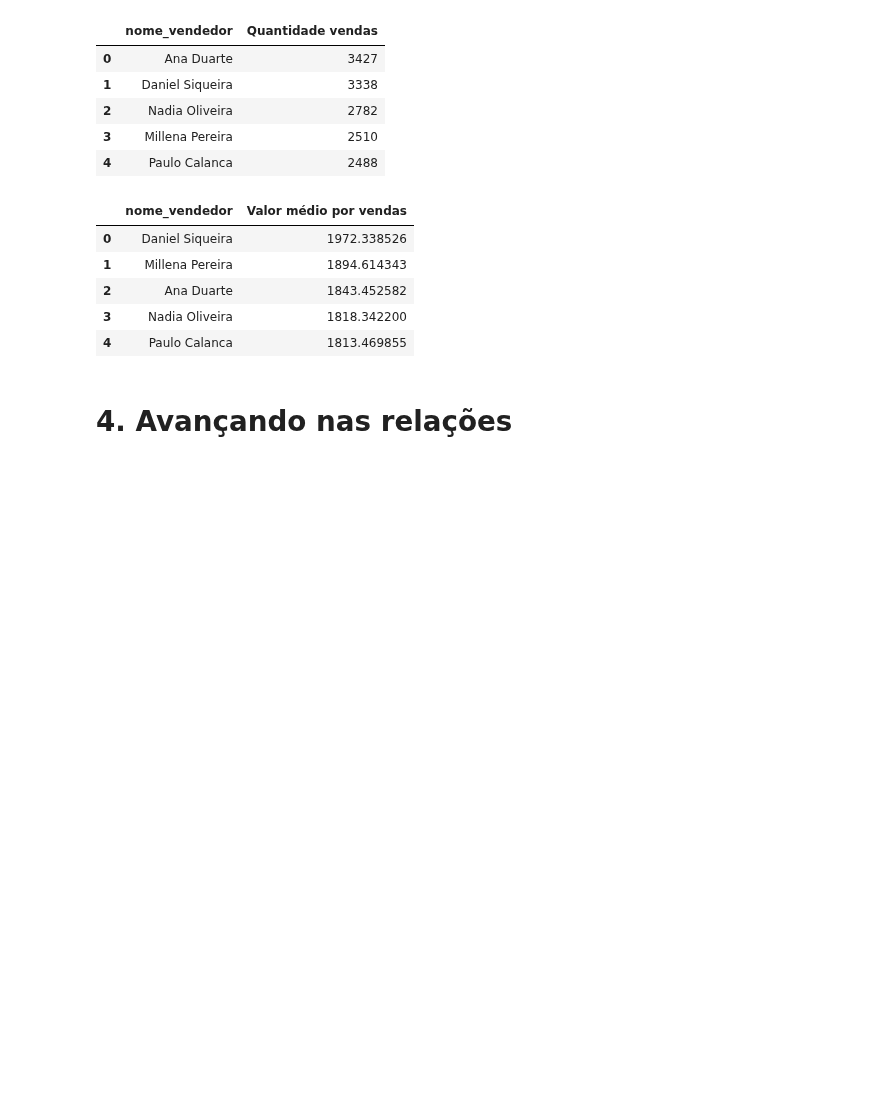
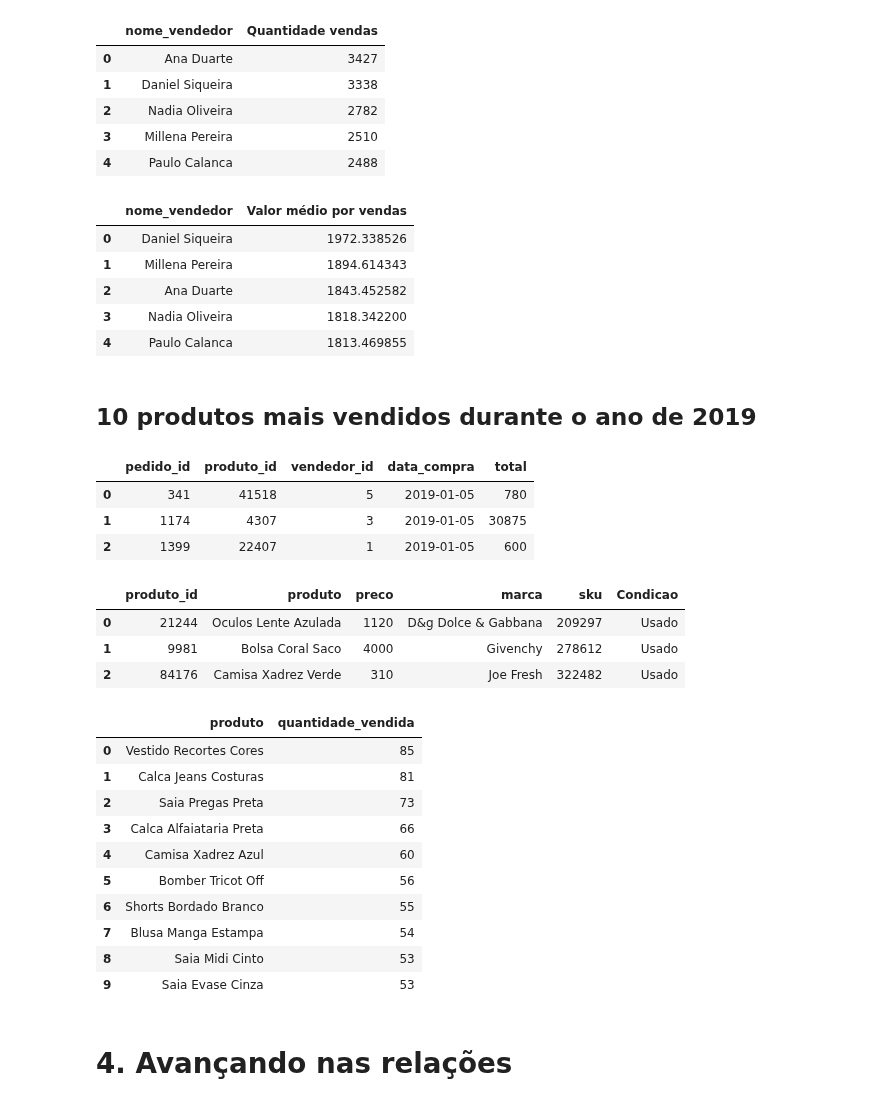
Before and after one commit to ledsouza/python-sql, a Jupyter notebook: Notebook_Meteora.ipynb, the cells around one changed output. Cells and saved outputs as stored; diff of their text form; code cells hidden in the pictures; blank space fills up the shorter version.

Commit message:
10 produtos mais vendidos durante o ano de 2-19

```diff
--- a/Notebook_Meteora.ipynb
+++ b/Notebook_Meteora.ipynb
@@ -277,6 +277,47 @@ sql_df(query)
 | 2 | Ana Duarte | 1843.452582 |
 | 3 | Nadia Oliveira | 1818.342200 |
 | 4 | Paulo Calanca | 1813.469855 |
+# %% [markdown]
+## 10 produtos mais vendidos durante o ano de 2019
+# %%
+sql_df('SELECT * FROM PEDIDOS').head(3)
+# %% [output]
+|  | pedido_id | produto_id | vendedor_id | data_compra | total |
+| 0 | 341 | 41518 | 5 | 2019-01-05 | 780 |
+| 1 | 1174 | 4307 | 3 | 2019-01-05 | 30875 |
+| 2 | 1399 | 22407 | 1 | 2019-01-05 | 600 |
+# %%
+sql_df('SELECT * FROM PRODUTOS').head(3)
+# %% [output]
+|  | produto_id | produto | preco | marca | sku | Condicao |
+| 0 | 21244 | Oculos Lente Azulada | 1120 | D&g Dolce & Gabbana | 209297 | Usado |
+| 1 | 9981 | Bolsa Coral Saco | 4000 | Givenchy | 278612 | Usado |
+| 2 | 84176 | Camisa Xadrez Verde | 310 | Joe Fresh | 322482 | Usado |
+# %%
+query = '''
+    SELECT p.produto, COUNT(pd.pedido_id) AS quantidade_vendida
+    FROM pedidos AS pd
+    INNER JOIN produtos AS p ON pd.produto_id = p.produto_id
+    WHERE strftime('%Y', pd.data_compra) = '2019'
+    GROUP BY p.produto
+    ORDER BY quantidade_vendida DESC
+    LIMIT 10
+'''
+
+df_produtos_vendidos_2019 = sql_df(query)
+df_produtos_vendidos_2019
+# %% [output]
+|  | produto | quantidade_vendida |
+| 0 | Vestido Recortes Cores | 85 |
+| 1 | Calca Jeans Costuras | 81 |
+| 2 | Saia Pregas Preta | 73 |
+| 3 | Calca Alfaiataria Preta | 66 |
+| 4 | Camisa Xadrez Azul | 60 |
+| 5 | Bomber Tricot Off | 56 |
+| 6 | Shorts Bordado Branco | 55 |
+| 7 | Blusa Manga Estampa | 54 |
+| 8 | Saia Midi Cinto | 53 |
+| 9 | Saia Evase Cinza | 53 |
 # %% [markdown]
 # 4. Avançando nas relações
 # %% [markdown]
```
